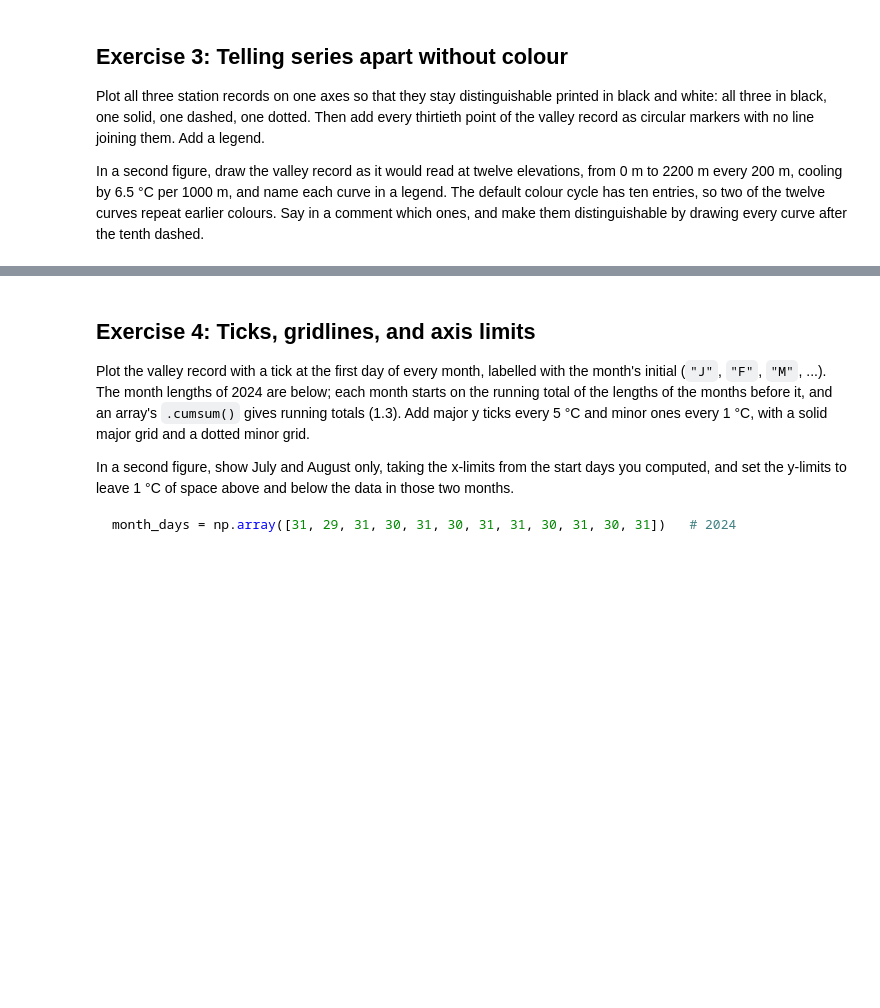
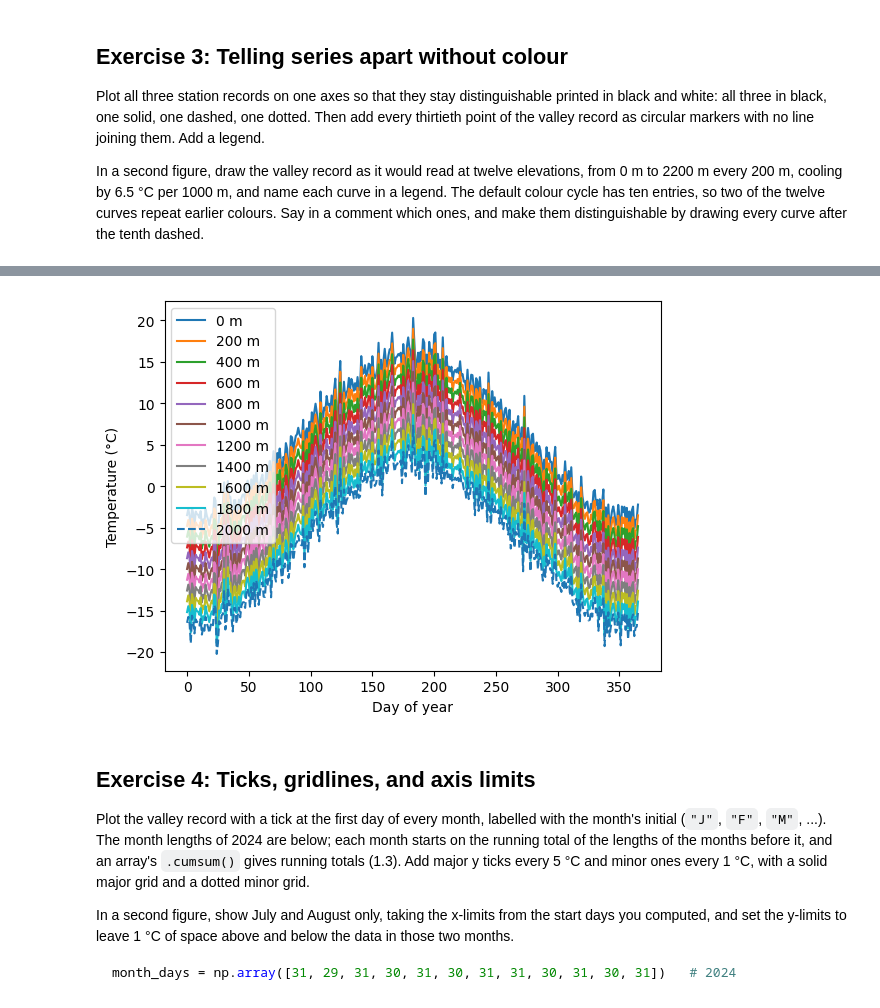
Before and after one commit to Lorena-garciamorais/2026_Intro_Python, a Jupyter notebook: live/part-I/1.4-matplotlib-and-xarray-exercises.ipynb, the cells around one changed output, grey strips where cells are left out. Drawn from its saved outputs; the diff is of its cells as text; code cells hidden in the pictures; blank space fills up the shorter version.

```diff
--- a/live/part-I/1.4-matplotlib-and-xarray-exercises.ipynb
+++ b/live/part-I/1.4-matplotlib-and-xarray-exercises.ipynb
@@ -137,3 +138,27 @@ plt.subplots()
+# %%
+altitude_m = np.arange(0, 2200, 200)
+
+fig, ax = plt.subplots()
+
+for altitude in altitude_m :
+  profile_celsius = valley_celsius - 6.5 * altitude / 1000.0 #refroidit de 6.5 par 1000 m
+
+  if altitude >= 2000 : # rendre la dernière courbe distingable de la première en modifiant son style
+    ax.plot(days, profile_celsius, linestyle="dashed", label=f"{altitude} m")
+
+  else:
+        ax.plot(days, profile_celsius, label=f"{altitude} m")
+
+
+ax.set_xlabel("Day of year")
+ax.set_ylabel("Temperature (°C)")
+
+ax.legend()
+plt.show()
+
+# last and first curves have the same color
+# %% [output]
+[figure, added]
 # %% [markdown]
 ## Exercise 4: Ticks, gridlines, and axis limits
 
```
Also changed, not shown: parts of 4 cells of this notebook.
